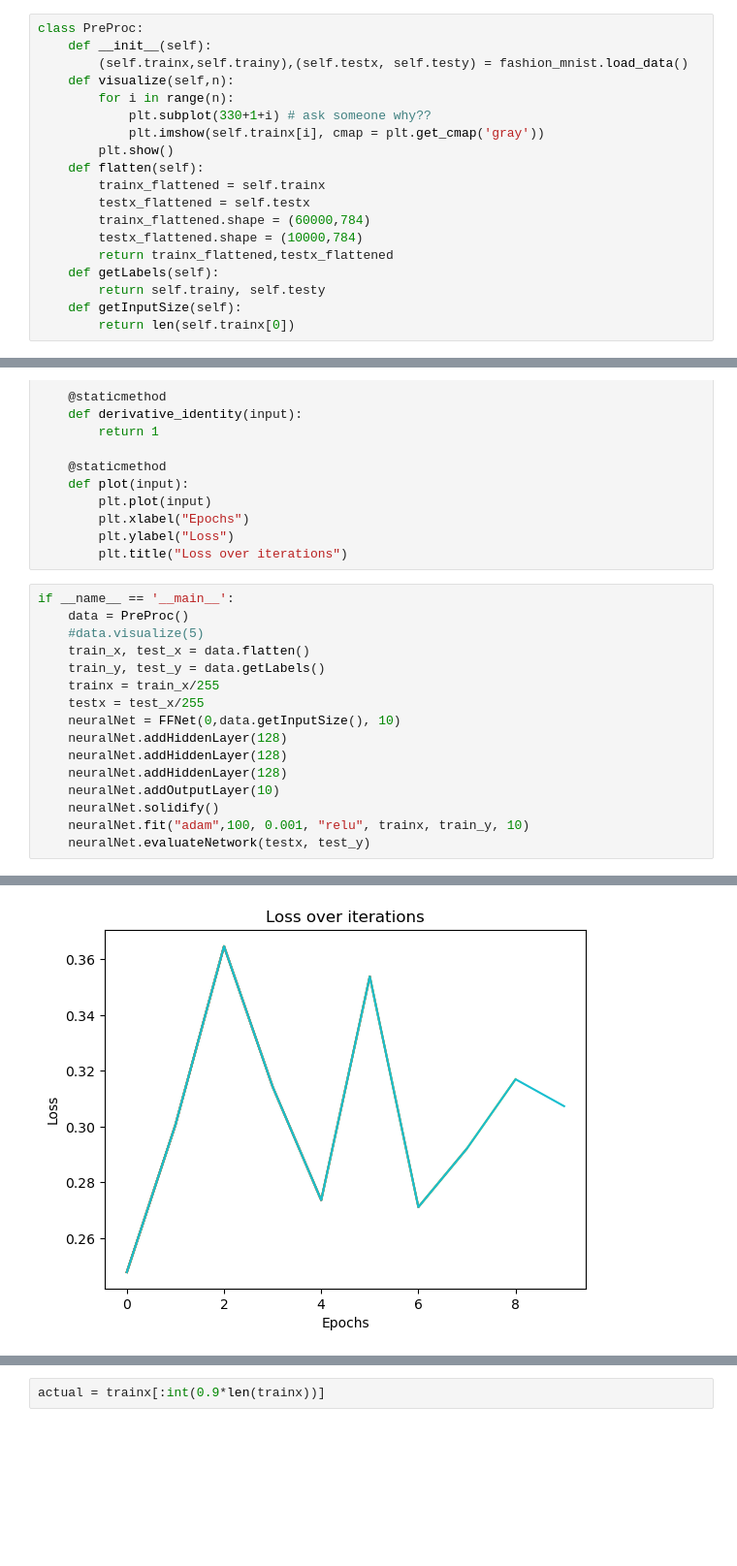
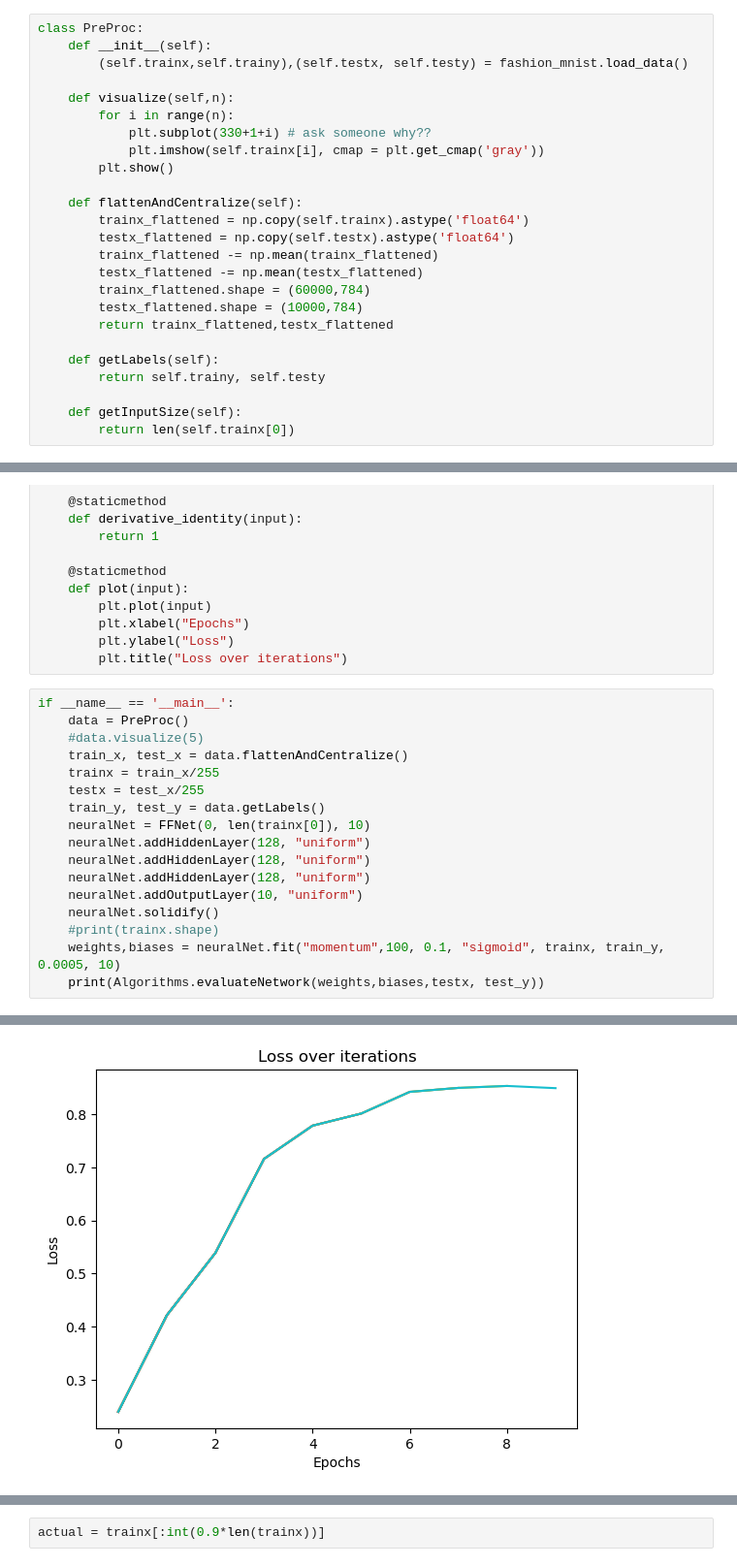
Before and after one commit to Barenya255/Artificial-Deep-Neural-Network-Library, a Jupyter notebook: DLAssignment.ipynb, the cells around one changed output, grey strips where cells are left out. Shown at 97% size. Saved outputs shown, nothing was run; the diff lists cells and outputs as text; blank space fills up the shorter version.

```diff
--- a/DLAssignment.ipynb
+++ b/DLAssignment.ipynb
@@ -11,19 +57,25 @@ import math
 class PreProc:
     def __init__(self):
         (self.trainx,self.trainy),(self.testx, self.testy) = fashion_mnist.load_data()
+
     def visualize(self,n):
         for i in range(n):
             plt.subplot(330+1+i) # ask someone why??
             plt.imshow(self.trainx[i], cmap = plt.get_cmap('gray'))
         plt.show()
-    def flatten(self):
-        trainx_flattened = self.trainx
-        testx_flattened = self.testx
+
+    def flattenAndCentralize(self):
+        trainx_flattened = np.copy(self.trainx).astype('float64')
+        testx_flattened = np.copy(self.testx).astype('float64')
+        trainx_flattened -= np.mean(trainx_flattened)
+        testx_flattened -= np.mean(testx_flattened)
         trainx_flattened.shape = (60000,784)
         testx_flattened.shape = (10000,784)
         return trainx_flattened,testx_flattened
+
     def getLabels(self):
         return self.trainy, self.testy
+
     def getInputSize(self):
         return len(self.trainx[0])
 # %%
@@ -94,16 +146,17 @@ class Functions:
 if __name__ == '__main__':
     data = PreProc()
     #data.visualize(5)
-    train_x, test_x = data.flatten()
-    train_y, test_y = data.getLabels()
+    train_x, test_x = data.flattenAndCentralize()
     trainx = train_x/255
     testx = test_x/255
-    neuralNet = FFNet(0,data.getInputSize(), 10)
-    neuralNet.addHiddenLayer(128)
-    neuralNet.addHiddenLayer(128)
-    neuralNet.addHiddenLayer(128)
-    neuralNet.addOutputLayer(10)
+    train_y, test_y = data.getLabels()
+    neuralNet = FFNet(0, len(trainx[0]), 10)
+    neuralNet.addHiddenLayer(128, "uniform")
+    neuralNet.addHiddenLayer(128, "uniform")
+    neuralNet.addHiddenLayer(128, "uniform")
+    neuralNet.addOutputLayer(10, "uniform")
     neuralNet.solidify()
-    neuralNet.fit("adam",100, 0.001, "relu", trainx, train_y, 10)
-    neuralNet.evaluateNetwork(testx, test_y)
+    #print(trainx.shape)
+    weights,biases = neuralNet.fit("momentum",100, 0.1, "sigmoid", trainx, train_y, 0.0005, 10)
+    print(Algorithms.evaluateNetwork(weights,biases,testx, test_y))
 # %% [output]
@@ -130 +164 @@ The loss after this epoch is: 0.07029470999422348
-[figure, old version]
+[figure, new version]
```
Also changed, not shown: parts of 6 cells of this notebook.
